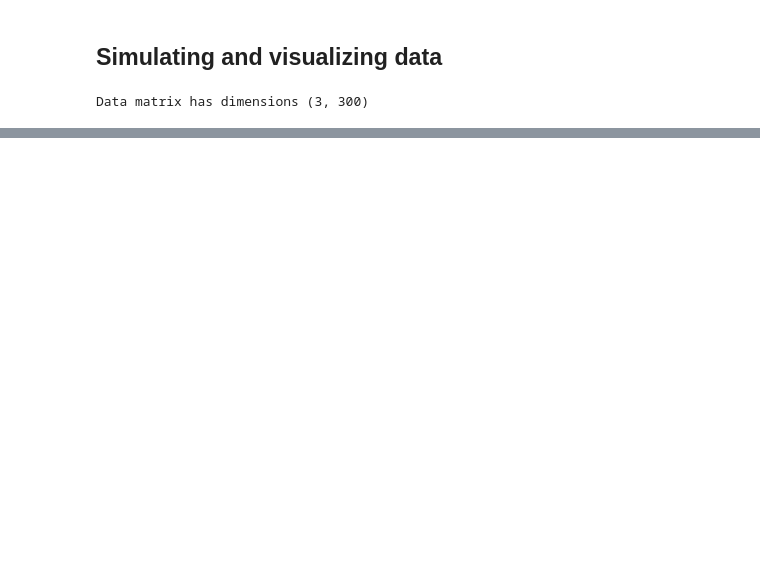
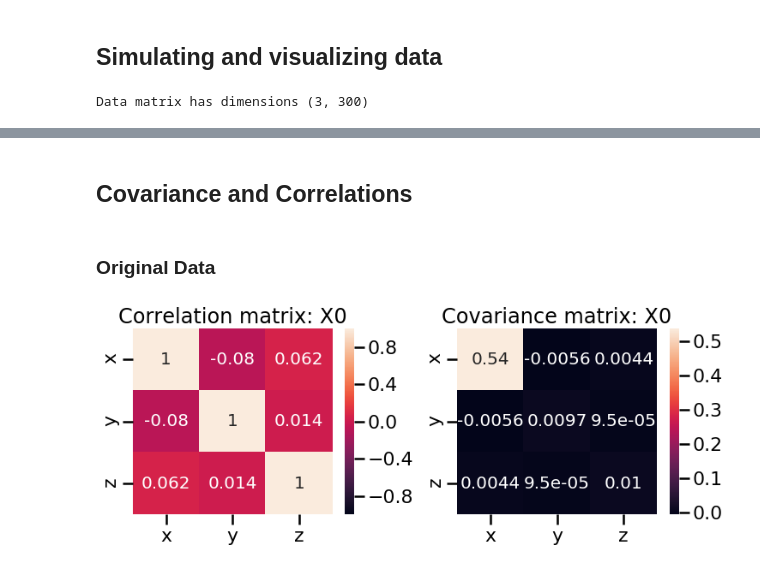
Before and after one commit to modw/pca-example, a Jupyter notebook: pca-example.ipynb, the cells around one changed output, grey strips where cells are left out. Drawn from its saved outputs; the diff is of its cells as text; code cells hidden in the pictures; blank space fills up the shorter version.

```diff
--- a/pca-example.ipynb
+++ b/pca-example.ipynb
@@ -84,3 +143,24 @@ def draw_data(n):
+# %%
+def stat_matrices(X, label = 'X'):
+    # to visualize corr and cov matrices
+    fig, [ax1,ax2] = plt.subplots(1,2,figsize=(12,4))
+    #correlation matrix
+    labels = ['x','y','z']
+    sns.heatmap(np.corrcoef(X), xticklabels=labels, yticklabels=labels,
+                vmax=1, vmin=-1, annot=True,
+               annot_kws = dict(fontsize=20), ax=ax1)
+    ax1.set_title('Correlation matrix: {}'.format(label))
+
+
+    #covariance matrix
+    Cx = np.dot(X,X.T)/(n-1)
+    #correlation matrix
+    sns.heatmap(Cx, xticklabels=labels, yticklabels=labels,
+                annot=True,
+               annot_kws = dict(fontsize=20), ax = ax2)
+    ax2.set_title('Covariance matrix: {}'.format(label))
+    fig.subplots_adjust(wspace=0.3)
+    return fig, [ax1,ax2]
 # %% [markdown]
 ## Simulating and visualizing data
 # %%
@@ -95,0 +192,8 @@ scatter_2d_proj(X0)
+# %% [markdown]
+## Covariance and Correlations
+# %% [markdown]
+### Original Data
+# %%
+fig, axes = stat_matrices(X0, 'X0')
+# %% [output]
+[figure, added]
```
Also changed, not shown: parts of 18 cells of this notebook.
